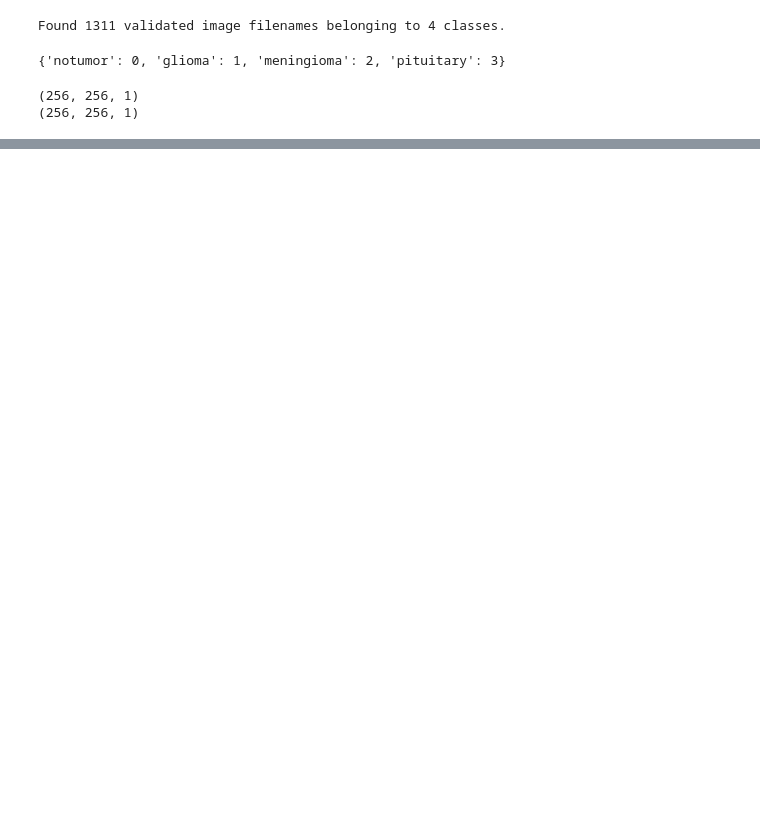
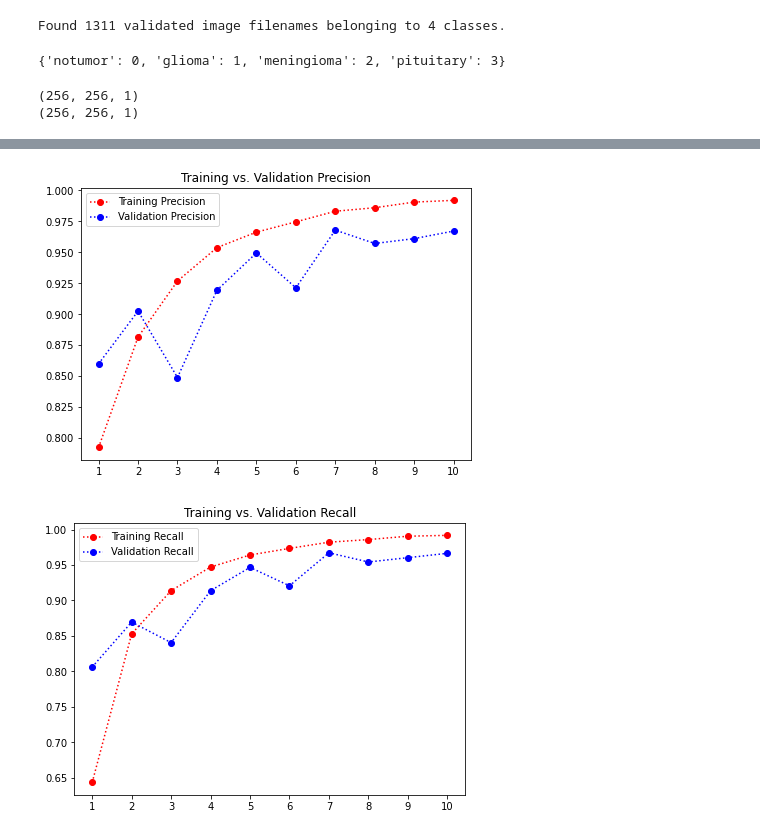
Before and after one commit to premDelaprem/MRI-tumor-classification, a Jupyter notebook: 01 - DRAFT.ipynb, the cells around one changed output, grey strips where cells are left out. Drawn from its saved outputs; the diff is of its cells as text; code cells hidden in the pictures; blank space fills up the shorter version.

```diff
--- a/01 - DRAFT.ipynb
+++ b/01 - DRAFT.ipynb
@@ -241,0 +320,23 @@ history_1.
+# %%
+# plotting
+plt.figure(figsize = (7,5))
+plt.plot(epochs, train_precision, 'o:r', label = 'Training Precision')
+plt.plot(epochs, val_precision, 'o:b', label = 'Validation Precision')
+plt.legend()
+plt.title('Training vs. Validation Precision')
+plt.xticks(epochs)
+plt.savefig('./graphs/train_val_precision.jpeg', dpi = 1080);
+
+# some overfitting, but not extremely overfit
+# validation loss ceases to improve after 7th epoch
+
+plt.figure(figsize = (7,5))
+plt.plot(epochs, train_recall, 'o:r', label = 'Training Recall')
+plt.plot(epochs, val_recall, 'o:b', label = 'Validation Recall')
+plt.legend()
+plt.title('Training vs. Validation Recall')
+plt.xticks(epochs)
+plt.savefig('./graphs/train_val_recall.jpeg', dpi = 1080);
+# %% [output]
+[figure, added]
+[figure, added]
```
Also changed, not shown: parts of 23 cells of this notebook, 4 other files.
